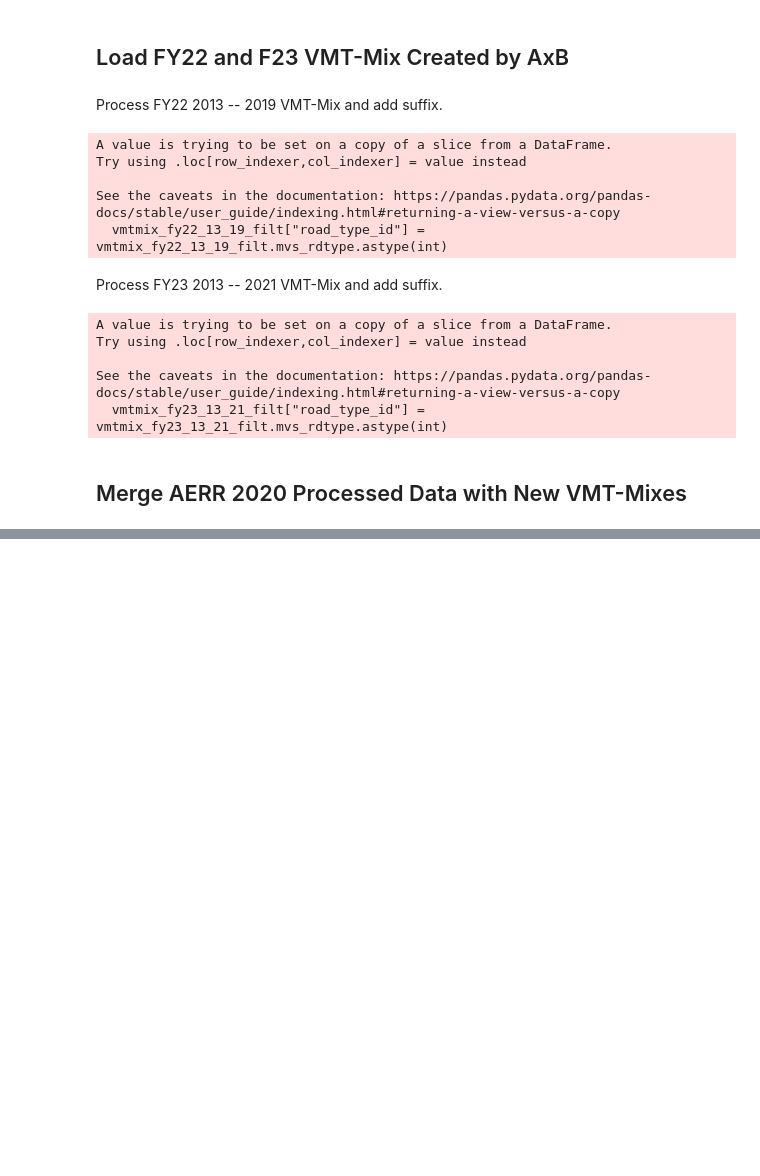
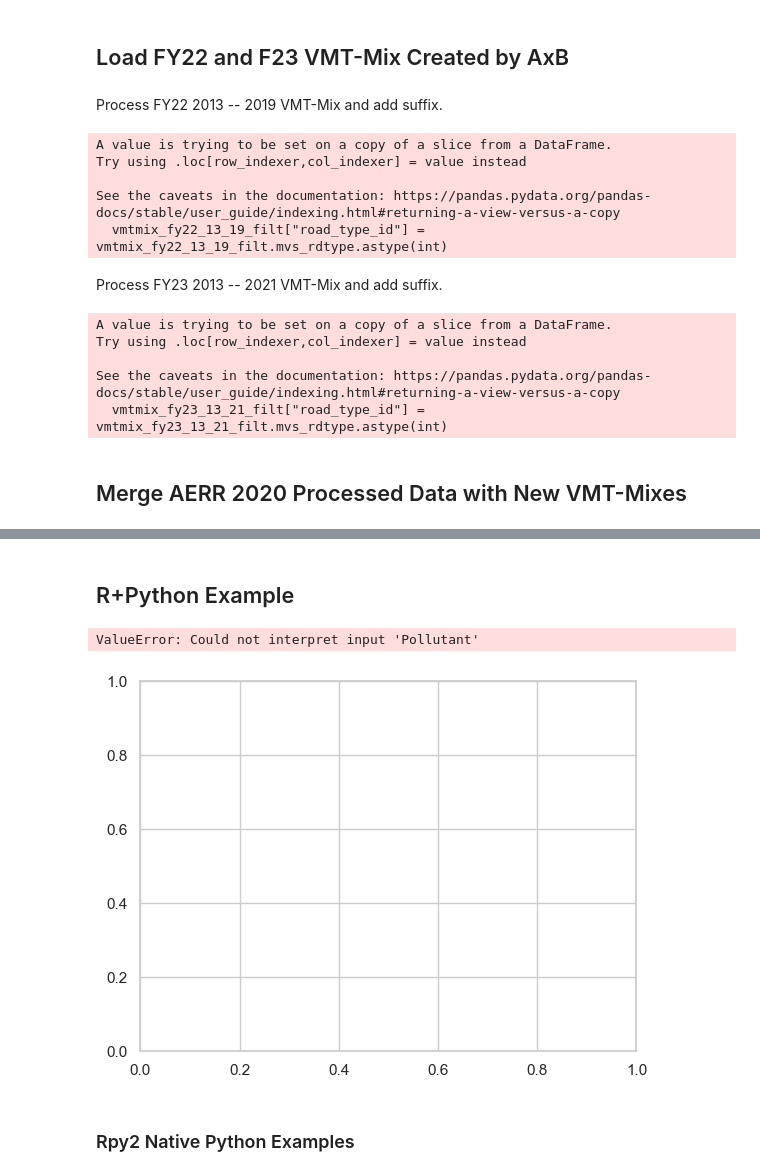
Before and after one commit to Apoorb/FY23_VMT_Mix, a Jupyter notebook: analysis/aerr_impact_fy23.ipynb, the cells around one changed output, grey strips where cells are left out. Cells and saved outputs as stored; diff of their text form; code cells hidden in the pictures; blank space fills up the shorter version.

```diff
--- a/analysis/aerr_impact_fy23.ipynb
+++ b/analysis/aerr_impact_fy23.ipynb
@@ -366,0 +1512,2 @@ array([48001, 48003, 48005, 48007, 48009, 48011, 48013, 48015, 48017,
+# %% [markdown]
+## R+Python Example
@@ -366,0 +1516,13 @@ array([48001, 48003, 48005, 48007, 48009, 48011, 48013, 48015, 48017,
+# %%
+sns.set_theme(style="whitegrid")
+fig, ax = plt.subplots(1, 1)
+sns.barplot(st_emis, x="Pollutant", y="emission_quant_perdiff_fy22_dp", ax=ax)
+ax.set_xlabel("Pollutants")
+ax.set_ylabel("Emission Percent Diff")
+fig.tight_layout()
+fig.autofmt_xdate()
+# %% [output]
+ValueError: Could not interpret input 'Pollutant'
+[figure, added]
+# %% [markdown]
+### Rpy2 Native Python Examples
```
Also changed, not shown: parts of 71 cells of this notebook.
